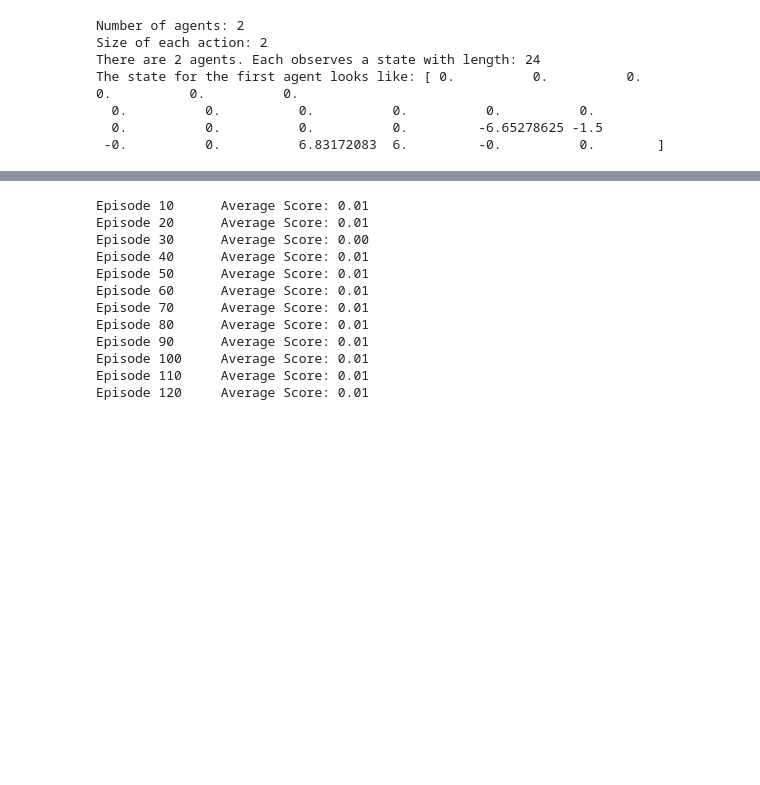
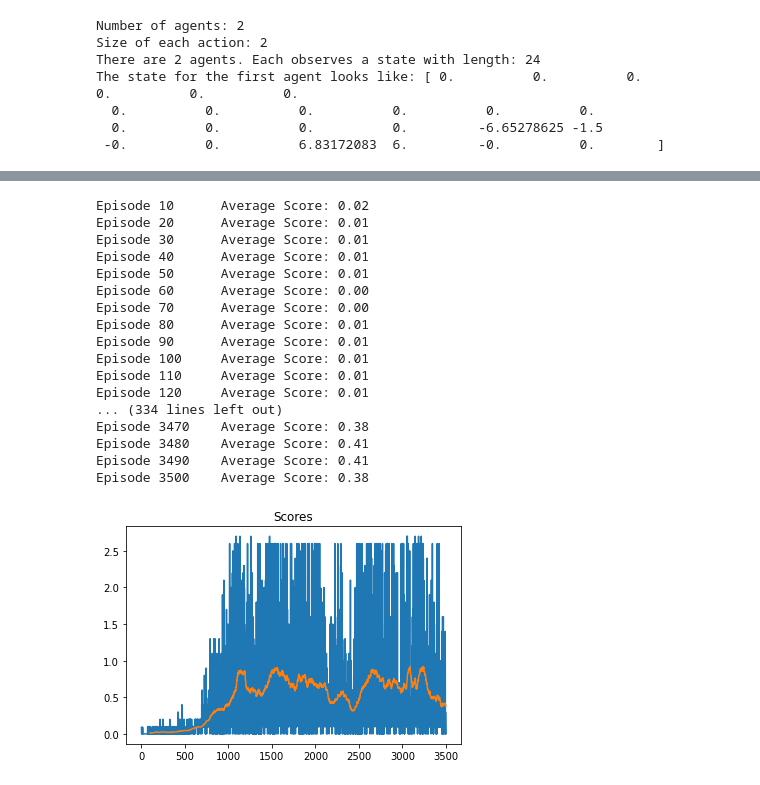
Before and after one commit to victorgutemberg/tennis-competition, a Jupyter notebook: Tennis.ipynb, the cells around one changed output, grey strips where cells are left out. Saved outputs shown, nothing was run; the diff lists cells and outputs as text; code cells hidden in the pictures; blank space fills up the shorter version.

Commit message:
Adding trained agent

```diff
--- a/Tennis.ipynb
+++ b/Tennis.ipynb
@@ -102,18 +95,0 @@ Of course, as part of the project, you'll have to change the code so that the ag
-# %%
-for i in range(1, 6):                                      # play game for 5 episodes
-    break
-    env_info = env.reset(train_mode=False)[brain_name]     # reset the environment
-    states = env_info.vector_observations                  # get the current state (for each agent)
-    scores = np.zeros(num_agents)                          # initialize the score (for each agent)
-    while True:
-        actions = np.random.randn(num_agents, action_size) # select an action (for each agent)
-        actions = np.clip(actions, -1, 1)                  # all actions between -1 and 1
-        env_info = env.step(actions)[brain_name]           # send all actions to tne environment
-        next_states = env_info.vector_observations         # get next state (for each agent)
-        rewards = env_info.rewards                         # get reward (for each agent)
-        dones = env_info.local_done                        # see if episode finished
-        scores += env_info.rewards                         # update the score (for each agent)
-        states = next_states                               # roll over states to next time step
-        if np.any(dones):                                  # exit loop if episode finished
-            break
-    print('Score (max over agents) from episode {}: {}'.format(i, np.max(scores)))
@@ -153,7 +122,7 @@ def step_env(action):
     dones = env_info.local_done
     return (next_states, rewards, dones, None)
 # %%
-def ddpg(n_episodes=600, max_t=1000, print_every=10):
+def ddpg(n_episodes=3500, max_t=1000, print_every=10):
     scores_deque = deque(maxlen=100)
     scores = []
     for i_episode in range(1, n_episodes+1):
@@ -181,8 +150,8 @@ def ddpg(n_episodes=600, max_t=1000, print_every=10):
             max_achieved_score = mean_score
             save_model(agent.actor_local, 'actor')
             save_model(agent.critic_local, 'critic')
+            save_scores(scores)
 
-#         print('\rEpisode {}\tAverage Score: {:.2f}'.format(i_episode, mean_score, end=""))
         if i_episode % print_every == 0:
             print('\rEpisode {}\tAverage Score: {:.2f}'.format(i_episode, mean_score))
 
@@ -192,15 +161,20 @@ def ddpg(n_episodes=600, max_t=1000, print_every=10):
 
 scores = ddpg()
 # %% [output]
-Episode 10      Average Score: 0.01
+Episode 10      Average Score: 0.02
 Episode 20      Average Score: 0.01
-Episode 30      Average Score: 0.00
+Episode 30      Average Score: 0.01
 Episode 40      Average Score: 0.01
 Episode 50      Average Score: 0.01
-Episode 60      Average Score: 0.01
-Episode 70      Average Score: 0.01
+Episode 60      Average Score: 0.00
+Episode 70      Average Score: 0.00
 Episode 80      Average Score: 0.01
 Episode 90      Average Score: 0.01
 Episode 100     Average Score: 0.01
 Episode 110     Average Score: 0.01
 Episode 120     Average Score: 0.01
+... (334 lines left out)
+Episode 3470    Average Score: 0.38
+Episode 3480    Average Score: 0.41
+Episode 3490    Average Score: 0.41
+Episode 3500    Average Score: 0.38
@@ -214,0 +181,11 @@ plt.show()
+# %%
+def plot_scores(scores, rolling_window=100):
+    """Plot scores and optional rolling mean using specified window."""
+    plt.plot(scores); plt.title("Scores");
+    rolling_mean = pd.Series(scores).rolling(rolling_window).mean()
+    plt.plot(rolling_mean);
+    return rolling_mean
+
+rolling_mean = plot_scores(scores)
+# %% [output]
+[figure, added]
```
Also changed, not shown: parts of 7 cells of this notebook, 4 other files.
